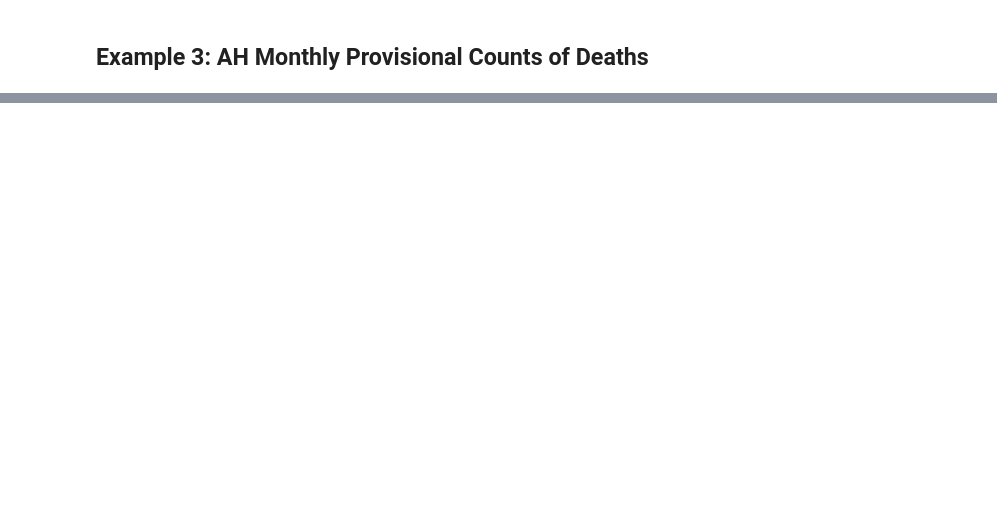
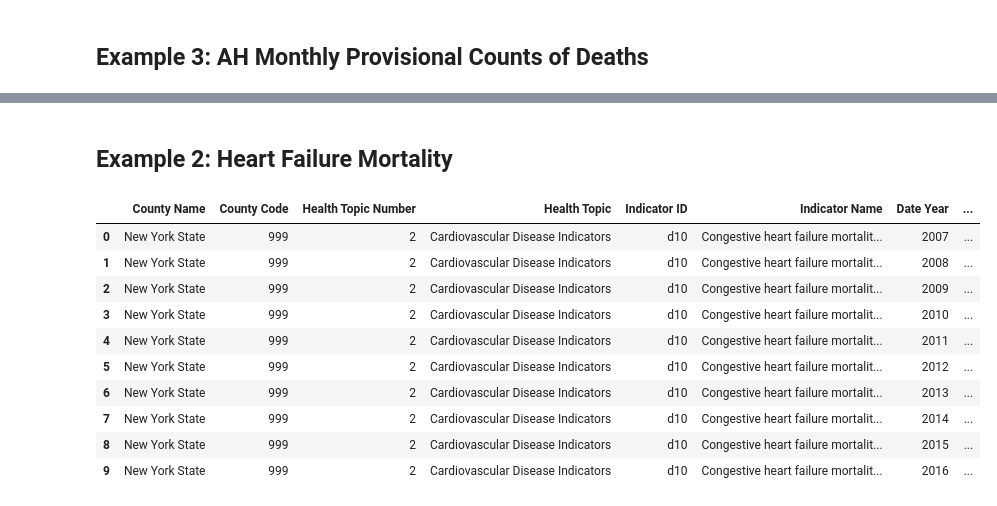
Before and after one commit to EugeneHsiung/datasci_1_loading, a Jupyter notebook: Untitled0.ipynb, the cells around one changed output, grey strips where cells are left out. Saved outputs shown, nothing was run; the diff lists cells and outputs as text; code cells hidden in the pictures; blank space fills up the shorter version.

```diff
--- a/Untitled0.ipynb
+++ b/Untitled0.ipynb
@@ -117,0 +75,18 @@ AHMonth[0:10]
+# %% [markdown]
+## Example 2: Heart Failure Mortality
+# %%
+HFM = pd.read_excel('HFM.xls')
+# %%
+HFM
+# %% [output]
+|  | County Name | County Code | Health Topic Number | Health Topic | Indicator ID | Indicator Name | Date Year | ... |
+| 0 | New York State | 999 | 2 | Cardiovascular Disease Indicators | d10 | Congestive heart failure mortalit... | 2007 | ... |
+| 1 | New York State | 999 | 2 | Cardiovascular Disease Indicators | d10 | Congestive heart failure mortalit... | 2008 | ... |
+| 2 | New York State | 999 | 2 | Cardiovascular Disease Indicators | d10 | Congestive heart failure mortalit... | 2009 | ... |
+| 3 | New York State | 999 | 2 | Cardiovascular Disease Indicators | d10 | Congestive heart failure mortalit... | 2010 | ... |
+| 4 | New York State | 999 | 2 | Cardiovascular Disease Indicators | d10 | Congestive heart failure mortalit... | 2011 | ... |
+| 5 | New York State | 999 | 2 | Cardiovascular Disease Indicators | d10 | Congestive heart failure mortalit... | 2012 | ... |
+| 6 | New York State | 999 | 2 | Cardiovascular Disease Indicators | d10 | Congestive heart failure mortalit... | 2013 | ... |
+| 7 | New York State | 999 | 2 | Cardiovascular Disease Indicators | d10 | Congestive heart failure mortalit... | 2014 | ... |
+| 8 | New York State | 999 | 2 | Cardiovascular Disease Indicators | d10 | Congestive heart failure mortalit... | 2015 | ... |
+| 9 | New York State | 999 | 2 | Cardiovascular Disease Indicators | d10 | Congestive heart failure mortalit... | 2016 | ... |
```
Also changed, not shown: parts of 20 cells of this notebook.
